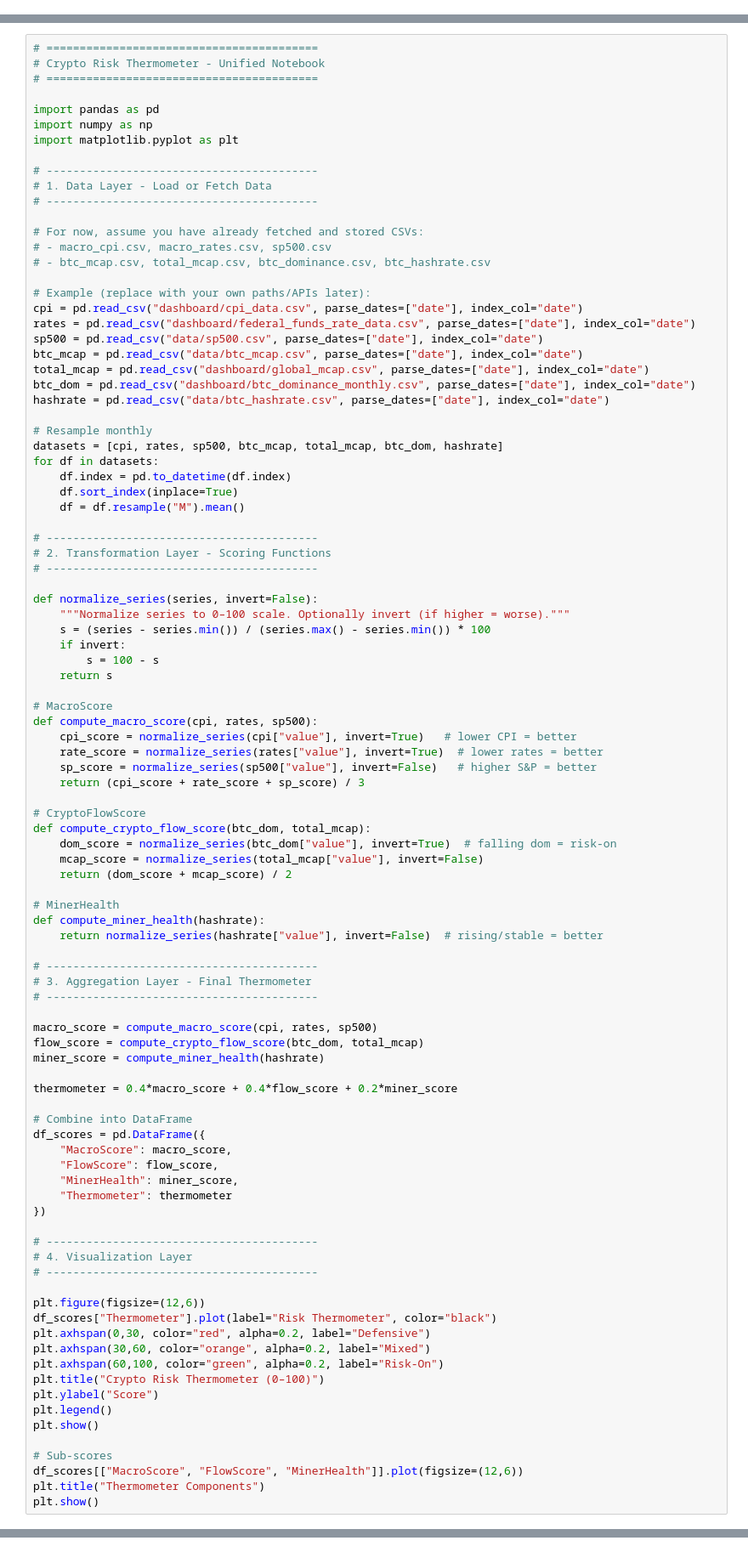
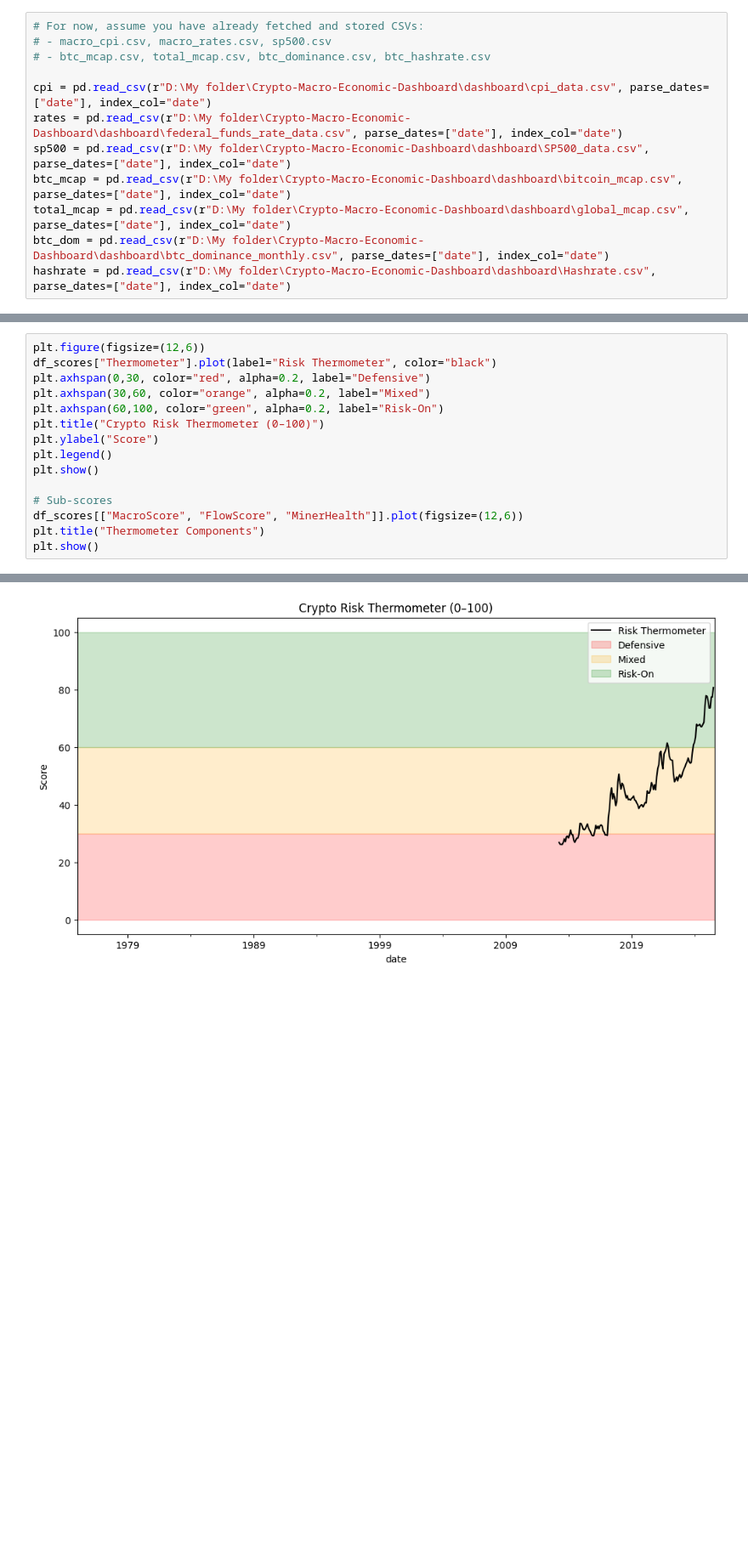
Before and after one commit to mariusdique/Crypto-Macro-Economic-Dashboard, a Jupyter notebook: dashboard/Unifying_Data.ipynb, the cells around one changed output, grey strips where cells are left out. Shown at 85% size. Saved outputs shown, nothing was run; the diff lists cells and outputs as text; blank space fills up the shorter version.

```diff
--- a/dashboard/Unifying_Data.ipynb
+++ b/dashboard/Unifying_Data.ipynb
@@ -7,0 +252,12 @@ from dotenv import load_dotenv
+# %%
+# For now, assume you have already fetched and stored CSVs:
+# - macro_cpi.csv, macro_rates.csv, sp500.csv
+# - btc_mcap.csv, total_mcap.csv, btc_dominance.csv, btc_hashrate.csv
+
+cpi = pd.read_csv(r"D:\My folder\Crypto-Macro-Economic-Dashboard\dashboard\cpi_data.csv", parse_dates=["date"], index_col="date")
+rates = pd.read_csv(r"D:\My folder\Crypto-Macro-Economic-Dashboard\dashboard\federal_funds_rate_data.csv", parse_dates=["date"], index_col="date")
+sp500 = pd.read_csv(r"D:\My folder\Crypto-Macro-Economic-Dashboard\dashboard\SP500_data.csv", parse_dates=["date"], index_col="date")
+btc_mcap = pd.read_csv(r"D:\My folder\Crypto-Macro-Economic-Dashboard\dashboard\bitcoin_mcap.csv", parse_dates=["date"], index_col="date")
+total_mcap = pd.read_csv(r"D:\My folder\Crypto-Macro-Economic-Dashboard\dashboard\global_mcap.csv", parse_dates=["date"], index_col="date")
+btc_dom = pd.read_csv(r"D:\My folder\Crypto-Macro-Economic-Dashboard\dashboard\btc_dominance_monthly.csv", parse_dates=["date"], index_col="date")
+hashrate = pd.read_csv(r"D:\My folder\Crypto-Macro-Economic-Dashboard\dashboard\Hashrate.csv", parse_dates=["date"], index_col="date")
@@ -8,86 +344,4 @@ from dotenv import load_dotenv
 # %%
-# =========================================
-# Crypto Risk Thermometer - Unified Notebook
-# =========================================
-
-import pandas as pd
-import numpy as np
-import matplotlib.pyplot as plt
-
-# -----------------------------------------
-# 1. Data Layer - Load or Fetch Data
-# -----------------------------------------
-
-# For now, assume you have already fetched and stored CSVs:
-# - macro_cpi.csv, macro_rates.csv, sp500.csv
-# - btc_mcap.csv, total_mcap.csv, btc_dominance.csv, btc_hashrate.csv
-
-# Example (replace with your own paths/APIs later):
-cpi = pd.read_csv("dashboard/cpi_data.csv", parse_dates=["date"], index_col="date")
-rates = pd.read_csv("dashboard/federal_funds_rate_data.csv", parse_dates=["date"], index_col="date")
-sp500 = pd.read_csv("data/sp500.csv", parse_dates=["date"], index_col="date")
-btc_mcap = pd.read_csv("data/btc_mcap.csv", parse_dates=["date"], index_col="date")
-total_mcap = pd.read_csv("dashboard/global_mcap.csv", parse_dates=["date"], index_col="date")
-btc_dom = pd.read_csv("dashboard/btc_dominance_monthly.csv", parse_dates=["date"], index_col="date")
-hashrate = pd.read_csv("data/btc_hashrate.csv", parse_dates=["date"], index_col="date")
-
-# Resample monthly
-datasets = [cpi, rates, sp500, btc_mcap, total_mcap, btc_dom, hashrate]
-for df in datasets:
-    df.index = pd.to_datetime(df.index)
-    df.sort_index(inplace=True)
-    df = df.resample("M").mean()
-
-# -----------------------------------------
-# 2. Transformation Layer - Scoring Functions
-# -----------------------------------------
-
-def normalize_series(series, invert=False):
-    """Normalize series to 0–100 scale. Optionally invert (if higher = worse)."""
-    s = (series - series.min()) / (series.max() - series.min()) * 100
-    if invert:
-        s = 100 - s
-    return s
-
-# MacroScore
-def compute_macro_score(cpi, rates, sp500):
-    cpi_score = normalize_series(cpi["value"], invert=True)   # lower CPI = better
-    rate_score = normalize_series(rates["value"], invert=True)  # lower rates = better
-    sp_score = normalize_series(sp500["value"], invert=False)   # higher S&P = better
-    return (cpi_score + rate_score + sp_score) / 3
-
-# CryptoFlowScore
-def compute_crypto_flow_score(btc_dom, total_mcap):
-    dom_score = normalize_series(btc_dom["value"], invert=True)  # falling dom = risk-on
-    mcap_score = normalize_series(total_mcap["value"], invert=False)
-    return (dom_score + mcap_score) / 2
-
-# MinerHealth
-def compute_miner_health(hashrate):
-    return normalize_series(hashrate["value"], invert=False)  # rising/stable = better
-
-# -----------------------------------------
-# 3. Aggregation Layer - Final Thermometer
-# -----------------------------------------
-
-macro_score = compute_macro_score(cpi, rates, sp500)
-flow_score = compute_crypto_flow_score(btc_dom, total_mcap)
-miner_score = compute_miner_health(hashrate)
-
-thermometer = 0.4*macro_score + 0.4*flow_score + 0.2*miner_score
-
-# Combine into DataFrame
-df_scores = pd.DataFrame({
-    "MacroScore": macro_score,
-    "FlowScore": flow_score,
-    "MinerHealth": miner_score,
-    "Thermometer": thermometer
-})
-
-# -----------------------------------------
-# 4. Visualization Layer
-# -----------------------------------------
-
 plt.figure(figsize=(12,6))
 df_scores["Thermometer"].plot(label="Risk Thermometer", color="black")
 plt.axhspan(0,30, color="red", alpha=0.2, label="Defensive")
@@ -106,0 +360 @@ yello
+[figure, added]
```
Also changed, not shown: parts of 20 cells of this notebook, 7 other files.
